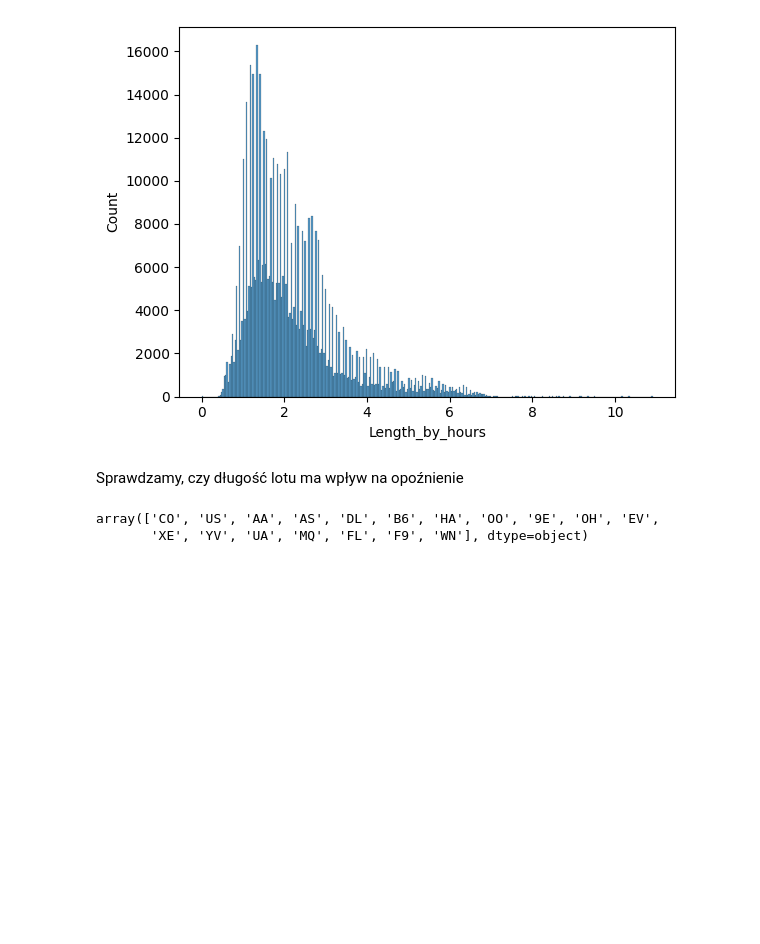
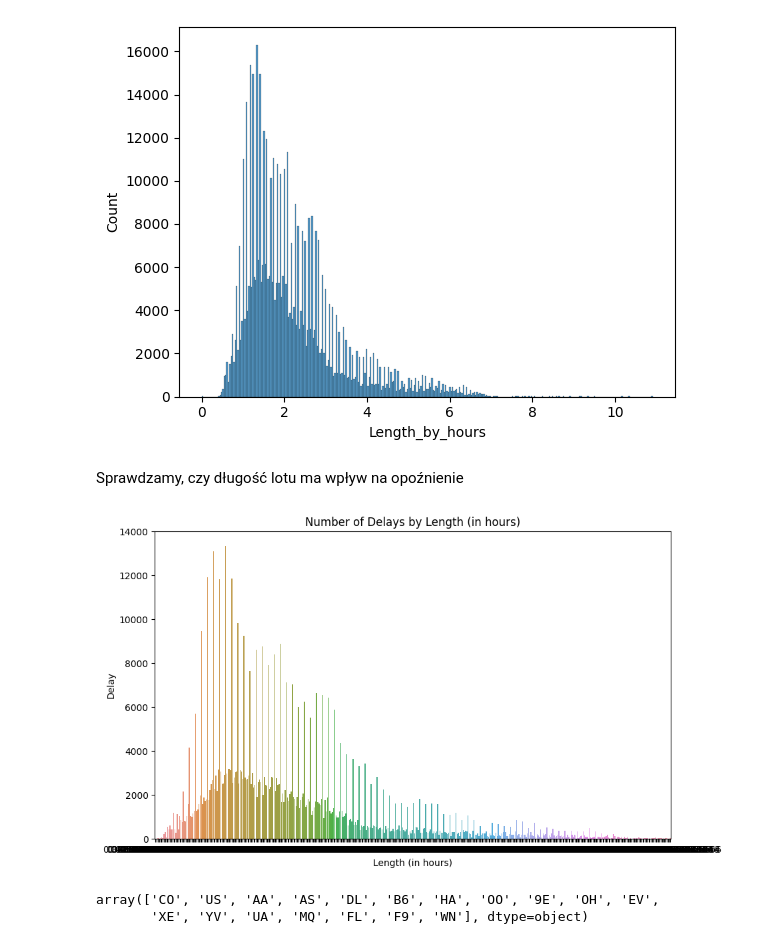
Before and after one commit to AdrianK98/machineLearningModel, a Jupyter notebook: delay-prediction.ipynb, the cells around one changed output. Saved outputs shown, nothing was run; the diff lists cells and outputs as text; code cells hidden in the pictures; blank space fills up the shorter version.

```diff
--- a/delay-prediction.ipynb
+++ b/delay-prediction.ipynb
@@ -106,9 +104,17 @@ sns.histplot(data['Length_by_hours'])
 # %% [markdown]
 <font size="10">Sprawdzamy, czy długość lotu ma wpływ na opoźnienie</font>
 # %%
-dt_df = data[['Length_by_hours','Delay']].groupby('Length_by_hours').agg('count').reset_index()
-fig = px.bar(dt_df, x='Length_by_hours', y='Delay',template = 'plotly_dark')
-fig.show()
+dt_df = data[['Length_by_hours', 'Delay']].groupby('Length_by_hours').agg('count').reset_index()
+
+plt.figure(figsize=(10, 6))
+sns.barplot(x='Length_by_hours', y='Delay', data=dt_df)
+plt.xlabel('Length (in hours)')
+plt.ylabel('Delay')
+plt.title('Number of Delays by Length (in hours)')
+
+plt.show()
+# %% [output]
+[figure, added]
 # %%
 data["Airline"].unique()
 # %% [output]
```
Also changed, not shown: parts of 2 cells of this notebook.
